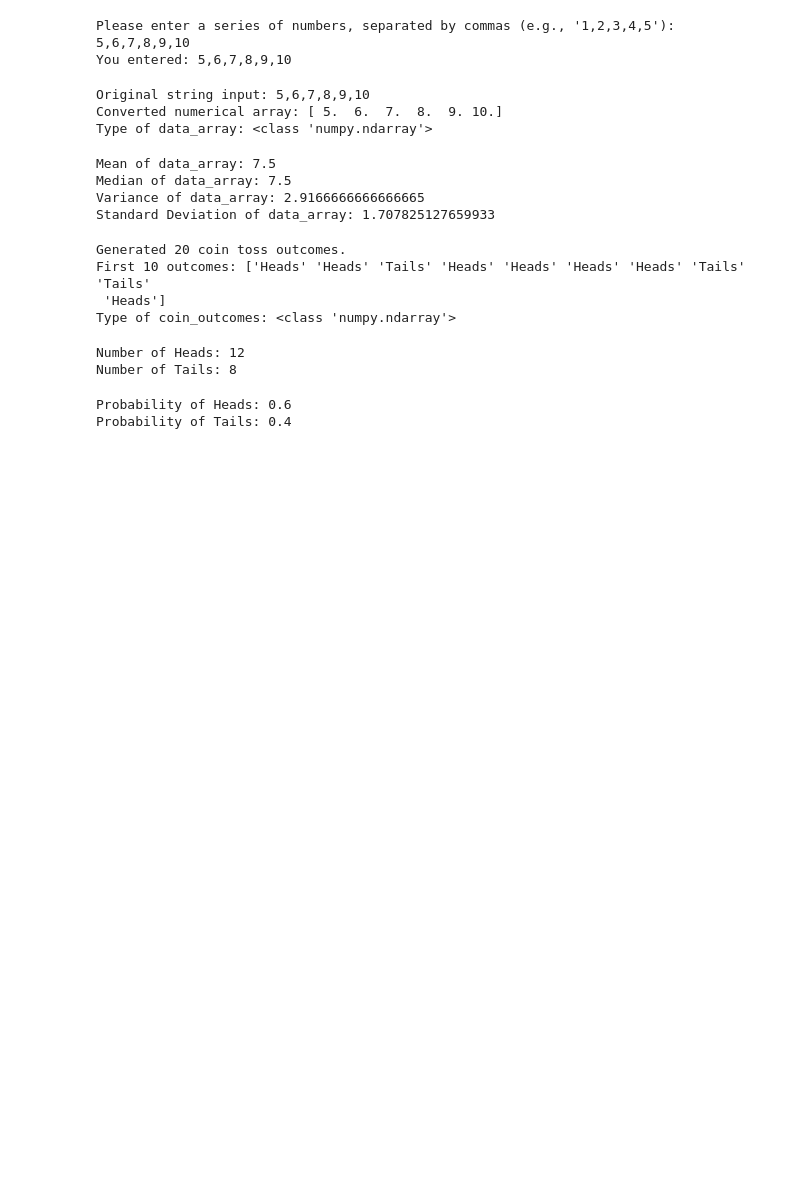
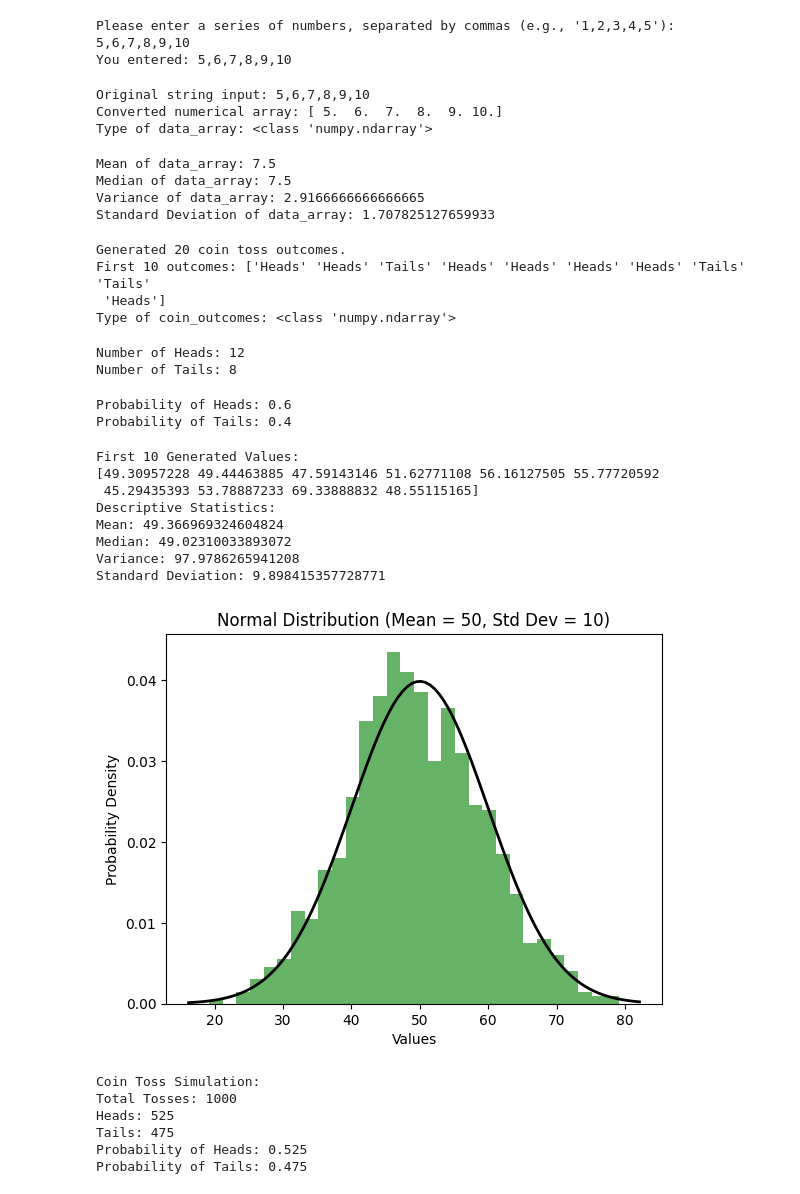
Before and after one commit to patilyogita7/Artificial_Intelligence_Lab_SE_A_45, a Jupyter notebook: Practical_4.ipynb, the cells around one changed output. Drawn from its saved outputs; the diff is of its cells as text; code cells hidden in the pictures; blank space fills up the shorter version.

```diff
--- a/Practical_4.ipynb
+++ b/Practical_4.ipynb
@@ -104,3 +104,77 @@ print(f"Probability of Tails: {probability_tails}")
 # %% [output]
 Probability of Heads: 0.6
 Probability of Tails: 0.4
+# %%
+# Import required libraries
+import numpy as np
+import matplotlib.pyplot as plt
+from scipy.stats import norm
+
+# 1. Generate Normal Distribution Data
+
+mu = 50        # Mean
+sigma = 10     # Standard deviation
+size = 1000    # Number of samples
+
+# Generate random data
+data = np.random.normal(mu, sigma, size)
+
+print("First 10 Generated Values:")
+print(data[:10])   # Show only first 10 values
+
+# 2. Descriptive Statistics
+
+mean = np.mean(data)
+median = np.median(data)
+variance = np.var(data)
+std_dev = np.std(data)
+
+print("Descriptive Statistics:")
+print("Mean:", mean)
+print("Median:", median)
+print("Variance:", variance)
+print("Standard Deviation:", std_dev)
+
+# 3. Plot Normal Distribution
+
+plt.hist(data, bins=30, density=True, alpha=0.6, color='g')
+xmin, xmax = plt.xlim()
+x = np.linspace(xmin, xmax, 100)
+p = norm.pdf(x, mu, sigma)
+
+plt.plot(x, p, 'k', linewidth=2)
+plt.title("Normal Distribution (Mean = 50, Std Dev = 10)")
+plt.xlabel("Values")
+plt.ylabel("Probability Density")
+plt.show()
+
+# 4. Coin Toss Simulation
+
+tosses = 1000
+coin = np.random.choice(['H', 'T'], size=tosses)
+
+heads = np.sum(coin == 'H')
+tails = np.sum(coin == 'T')
+
+print("\nCoin Toss Simulation:")
+print("Total Tosses:", tosses)
+print("Heads:", heads)
+print("Tails:", tails)
+print("Probability of Heads:", heads/tosses)
+print("Probability of Tails:", tails/tosses)
+# %% [output]
+First 10 Generated Values:
+[49.30957228 49.44463885 47.59143146 51.62771108 56.16127505 55.77720592
+ 45.29435393 53.78887233 69.33888832 48.55115165]
+Descriptive Statistics:
+Mean: 49.366969324604824
+Median: 49.02310033893072
+Variance: 97.9786265941208
+Standard Deviation: 9.898415357728771
+[figure, added]
+Coin Toss Simulation:
+Total Tosses: 1000
+Heads: 525
+Tails: 475
+Probability of Heads: 0.525
+Probability of Tails: 0.475
```
